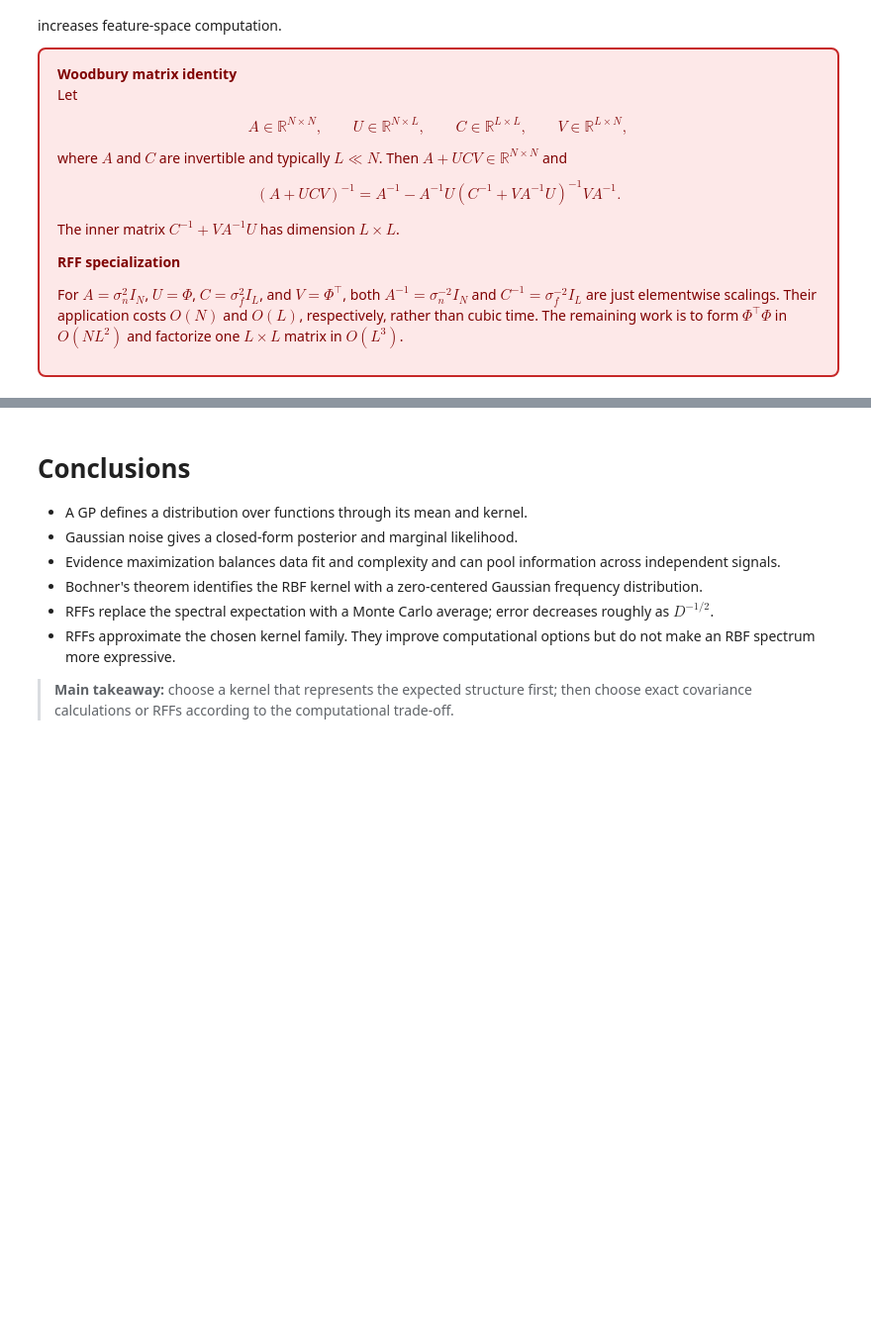
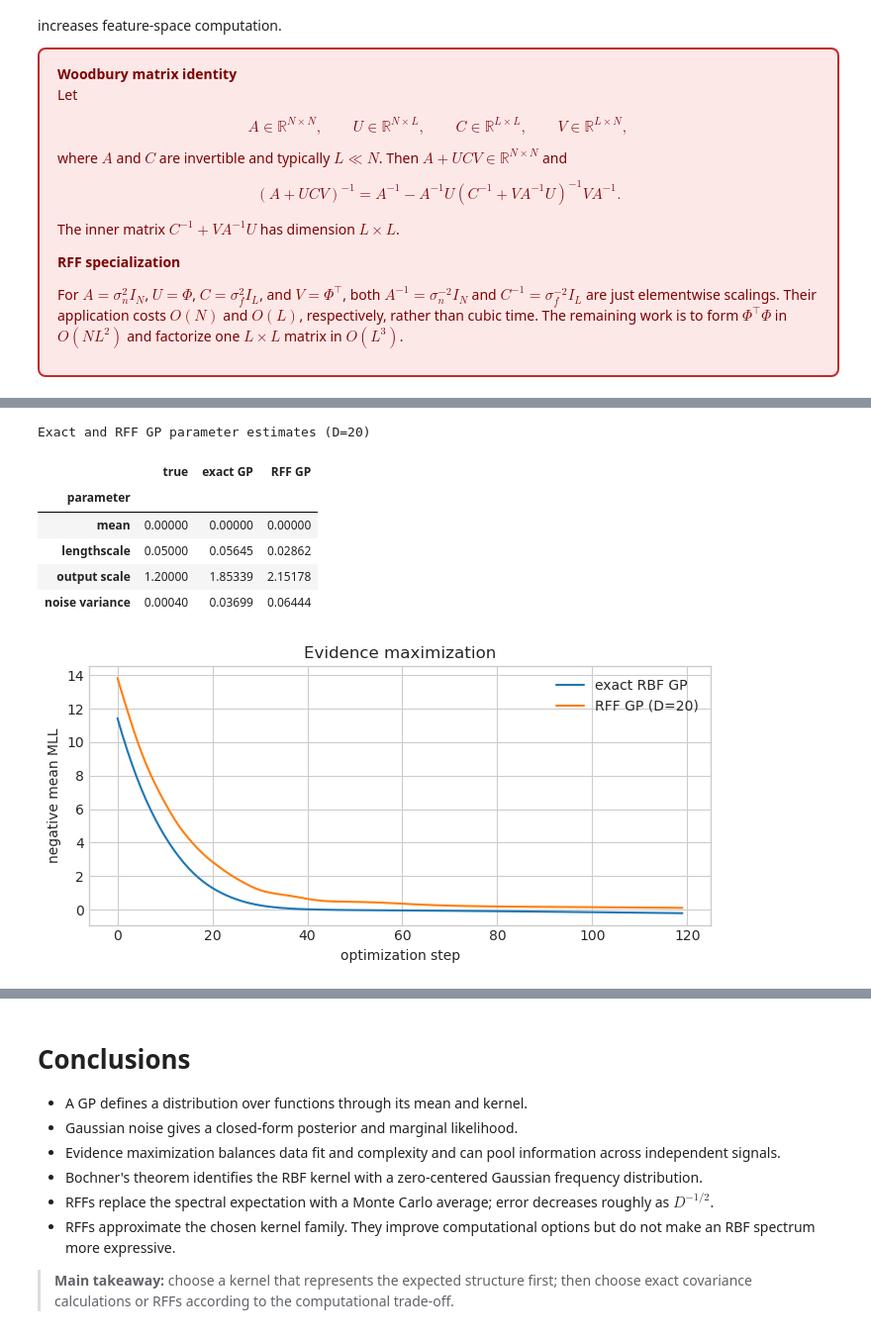
Before and after one commit to OLMOS-PM/GPPS_2026, a Jupyter notebook: 1-gp_regression_rff_intro.ipynb, the cells around one changed output, grey strips where cells are left out. Shown at 99% size. Cells and saved outputs as stored; diff of their text form; code cells hidden in the pictures; blank space fills up the shorter version.

```diff
--- a/1-gp_regression_rff_intro.ipynb
+++ b/1-gp_regression_rff_intro.ipynb
@@ -526,0 +609,31 @@ GPyTorch RFF relative error with D=64: 0.05748
+# %%
+rff_learned_mean = rff_model.mean_module.constant.item()
+rff_learned_lengthscale = rff_model.covar_module.base_kernel.lengthscale.item()
+rff_learned_outputscale = rff_model.covar_module.outputscale.item()
+rff_learned_noise = rff_likelihood.noise.item()
+
+rff_table = pd.DataFrame({
+    "parameter": ["mean", "lengthscale", "output scale", "noise variance"],
+    "true": [true_mean, true_lengthscale, true_outputscale, true_noise_variance],
+    "exact GP": [learned_mean, learned_lengthscale, learned_outputscale, learned_noise],
+    "RFF GP": [rff_learned_mean, rff_learned_lengthscale, rff_learned_outputscale, rff_learned_noise],
+}).set_index("parameter")
+display(rff_table.style.format(precision=5).set_caption(
+    f"Exact and RFF GP parameter estimates (D={D_train})"
+))
+
+fig, ax = plt.subplots(figsize=(7, 3.5))
+ax.plot(losses, label="exact RBF GP")
+ax.plot(rff_losses, label=f"RFF GP (D={D_train})")
+ax.set(title="Evidence maximization", xlabel="optimization step", ylabel="negative mean MLL")
+ax.legend()
+fig.tight_layout(); plt.show()
+# %% [output]
+Exact and RFF GP parameter estimates (D=20)
+|  | true | exact GP | RFF GP |
+| parameter |  |  |  |
+| mean | 0.00000 | 0.00000 | 0.00000 |
+| lengthscale | 0.05000 | 0.05645 | 0.02862 |
+| output scale | 1.20000 | 1.85339 | 2.15178 |
+| noise variance | 0.00040 | 0.03699 | 0.06444 |
+[figure, added]
```
Also changed, not shown: parts of 6 cells of this notebook.
